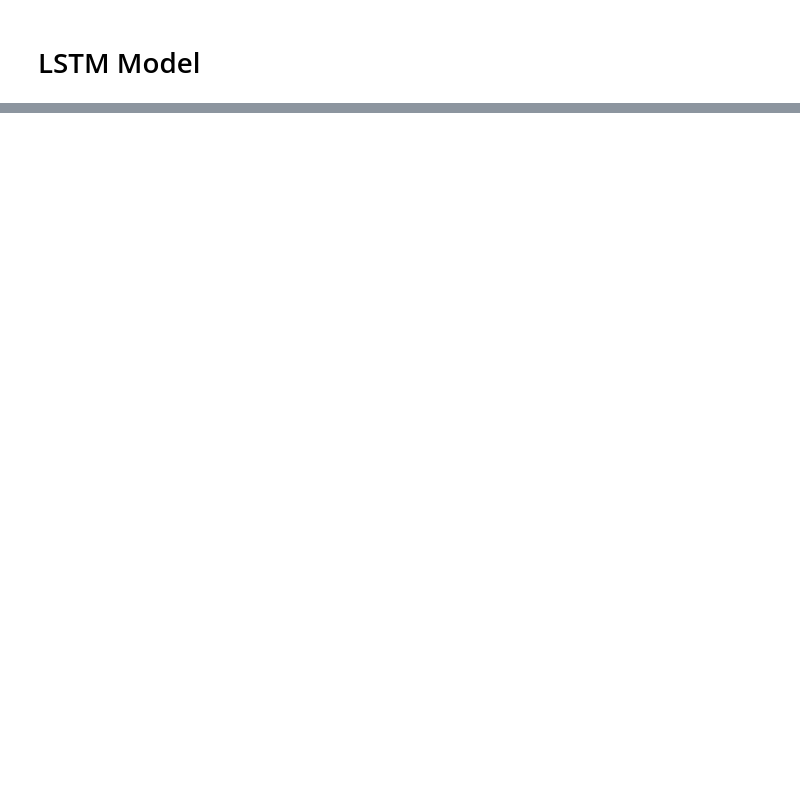
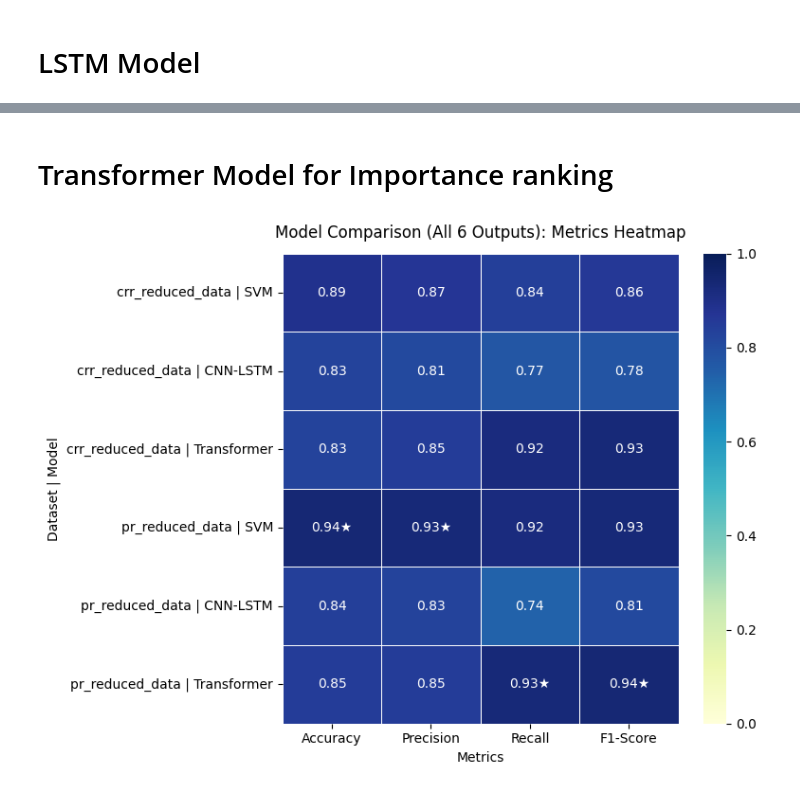
Before and after one commit to jenilvekariya123/PROJECTS, a Jupyter notebook: DS&ML_(1).ipynb, the cells around one changed output, grey strips where cells are left out. Drawn from its saved outputs; the diff is of its cells as text; code cells hidden in the pictures; blank space fills up the shorter version.

```diff
--- a/DS&ML_(1).ipynb
+++ b/DS&ML_(1).ipynb
@@ -1163,0 +1418,2 @@ Harmful (AQI > 0.5)       0.86      0.92      0.89      3244
+# %% [markdown]
+# Transformer Model for Importance ranking
@@ -1163,0 +1616,51 @@ Harmful (AQI > 0.5)       0.86      0.92      0.89      3244
+# %%
+import pandas as pd
+import numpy as np
+import matplotlib.pyplot as plt
+import seaborn as sns
+
+# --- Your results table (keep as-is, or replace values) ---
+df_results = pd.DataFrame([
+    {"Dataset": "crr_reduced_data", "Model": "SVM",         "Accuracy": 0.89, "Precision": 0.87, "Recall": 0.84, "F1-Score": 0.86},
+    {"Dataset": "crr_reduced_data", "Model": "CNN-LSTM",    "Accuracy": 0.83, "Precision": 0.81, "Recall": 0.77, "F1-Score": 0.78},
+    {"Dataset": "crr_reduced_data", "Model": "Transformer", "Accuracy": 0.83, "Precision": 0.85, "Recall": 0.92, "F1-Score": 0.93},
+    {"Dataset": "pr_reduced_data",  "Model": "SVM",         "Accuracy": 0.94, "Precision": 0.93, "Recall": 0.92, "F1-Score": 0.93},
+    {"Dataset": "pr_reduced_data",  "Model": "CNN-LSTM",    "Accuracy": 0.84, "Precision": 0.83, "Recall": 0.74, "F1-Score": 0.81},
+    {"Dataset": "pr_reduced_data",  "Model": "Transformer", "Accuracy": 0.85, "Precision": 0.85, "Recall": 0.93, "F1-Score": 0.94},
+])
+
+# --- Build a single heatmap matrix: rows = "Dataset | Model", cols = metrics ---
+metrics = ["Accuracy", "Precision", "Recall", "F1-Score"]
+model_order = ["SVM", "CNN-LSTM", "Transformer"]
+dataset_order = ["crr_reduced_data", "pr_reduced_data"]  # change if you prefer other order
+
+df = df_results.copy()
+df["Model"] = pd.Categorical(df["Model"], categories=model_order, ordered=True)
+df["Dataset"] = pd.Categorical(df["Dataset"], categories=dataset_order, ordered=True)
+df = df.sort_values(["Dataset", "Model"])
+df["Row"] = df["Dataset"].astype(str) + " | " + df["Model"].astype(str)
+
+mat = df.set_index("Row")[metrics].astype(float)
+
+# --- Annotation text with ★ on the best per metric (across all 6 rows) ---
+annot_text = mat.copy()
+for col in metrics:
+    max_val = annot_text[col].max()
+    best_mask = np.isclose(annot_text[col].values, max_val)
+    annot_text[col] = annot_text[col].map(lambda x: f"{x:.2f}")
+    annot_text.loc[best_mask, col] = annot_text.loc[best_mask, col] + "★"
+
+# --- Plot single heatmap ---
+plt.figure(figsize=(8, 6))  # adjust size if you want bigger
+ax = sns.heatmap(
+    mat, annot=annot_text.values, fmt="", cmap="YlGnBu",
+    vmin=0, vmax=1, linewidths=0.5, linecolor="white",
+    cbar=True
+)
+ax.set_title("Model Comparison (All 6 Outputs): Metrics Heatmap", pad=12)
+ax.set_xlabel("Metrics")
+ax.set_ylabel("Dataset | Model")
+plt.tight_layout()
+plt.show()
+# %% [output]
+[figure, added]
```
Also changed, not shown: parts of 14 cells of this notebook.
